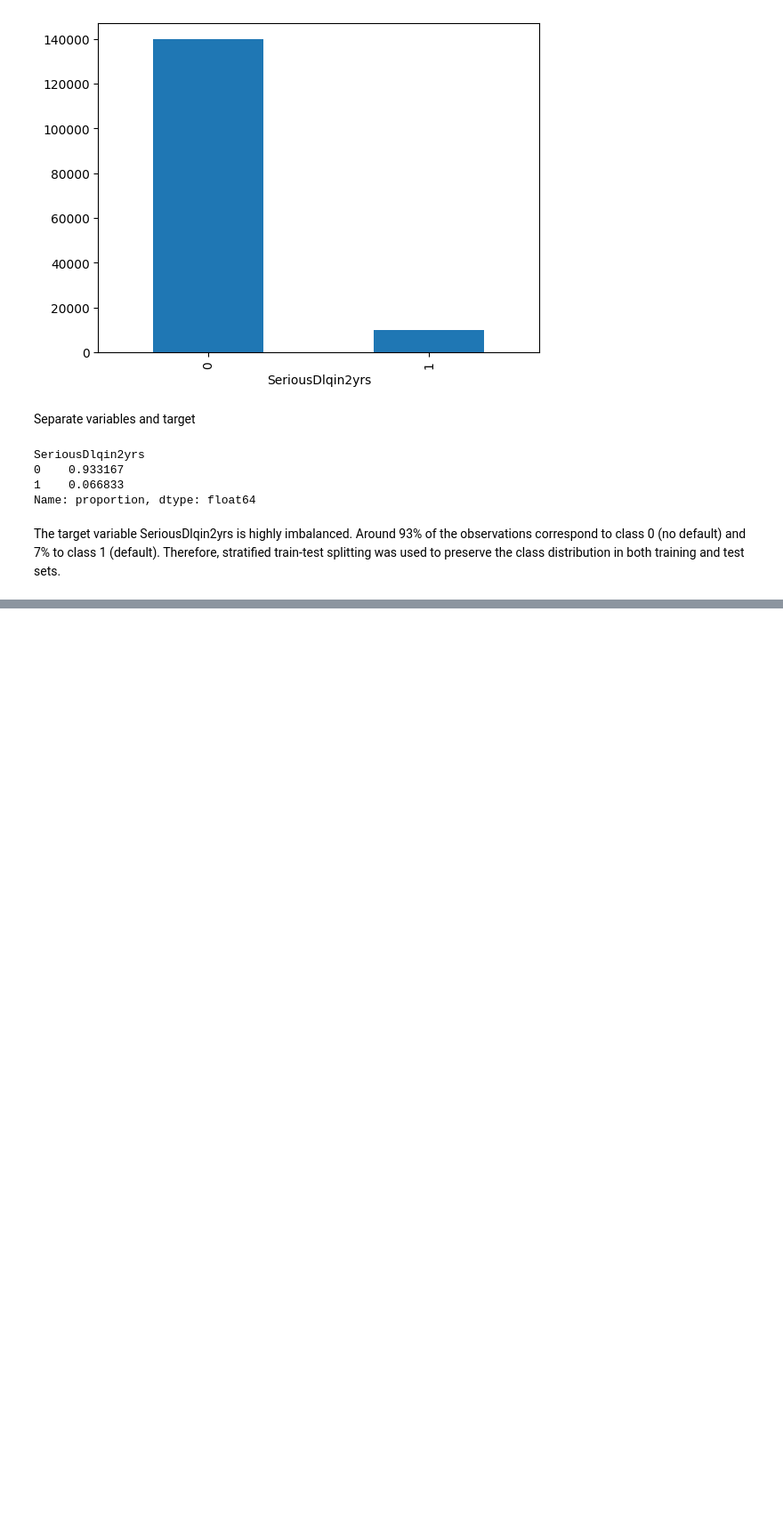
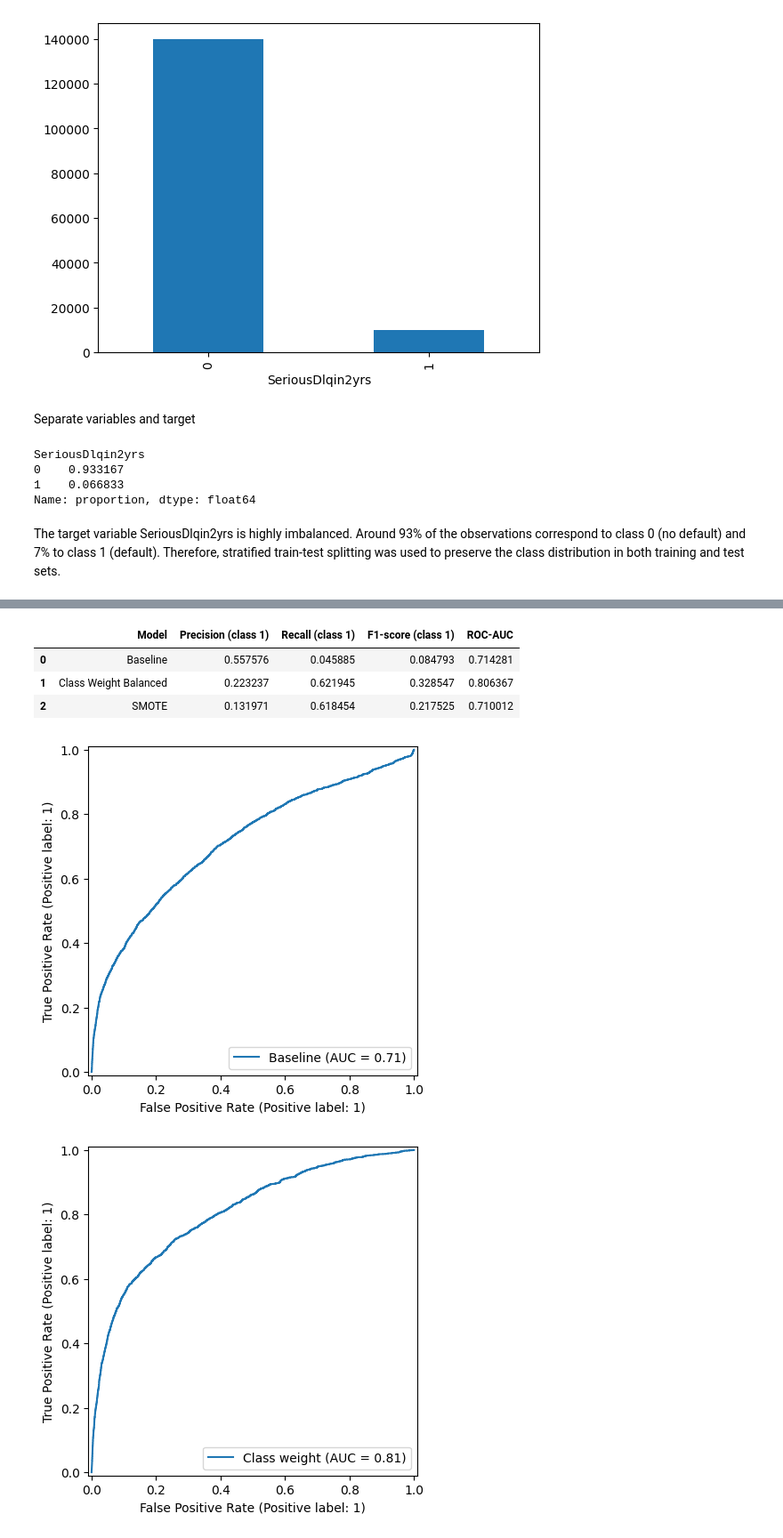
Before and after one commit to anneayensa/Advanced-Machine-Learning, a Jupyter notebook: analysis.ipynb, the cells around one changed output, grey strips where cells are left out. Shown at 89% size. Cells and saved outputs as stored; diff of their text form; code cells hidden in the pictures; blank space fills up the shorter version.

```diff
--- a/analysis.ipynb
+++ b/analysis.ipynb
@@ -132,0 +294,42 @@ Therefore, stratified train-test splitting was used to preserve the class distri
+# %%
+results = pd.DataFrame({
+    "Model": ["Baseline", "Class Weight Balanced", "SMOTE"],
+    "Precision (class 1)": [
+        precision_score(y_test, y_pred_baseline),
+        precision_score(y_test, y_pred_balanced),
+        precision_score(y_test, y_pred_smote)
+    ],
+    "Recall (class 1)": [
+        recall_score(y_test, y_pred_baseline),
+        recall_score(y_test, y_pred_balanced),
+        recall_score(y_test, y_pred_smote)
+    ],
+    "F1-score (class 1)": [
+        f1_score(y_test, y_pred_baseline),
+        f1_score(y_test, y_pred_balanced),
+        f1_score(y_test, y_pred_smote)
+    ],
+    "ROC-AUC": [
+        roc_auc_score(y_test, y_proba_baseline),
+        roc_auc_score(y_test, y_proba_balanced),
+        roc_auc_score(y_test, y_proba_smote)
+    ]
+})
+
+results
+# %% [output]
+|  | Model | Precision (class 1) | Recall (class 1) | F1-score (class 1) | ROC-AUC |
+| 0 | Baseline | 0.557576 | 0.045885 | 0.084793 | 0.714281 |
+| 1 | Class Weight Balanced | 0.223237 | 0.621945 | 0.328547 | 0.806367 |
+| 2 | SMOTE | 0.131971 | 0.618454 | 0.217525 | 0.710012 |
+# %%
+RocCurveDisplay.from_predictions(y_test, y_proba_baseline, name="Baseline")
+RocCurveDisplay.from_predictions(y_test, y_proba_balanced, name="Class weight")
+RocCurveDisplay.from_predictions(y_test, y_proba_smote, name="SMOTE")
+
+plt.plot([0,1],[0,1],'k--')
+plt.title("ROC Curve Comparison")
+plt.show()
+# %% [output]
+[figure, added]
+[figure, added]
```
Also changed, not shown: parts of 15 cells of this notebook.
